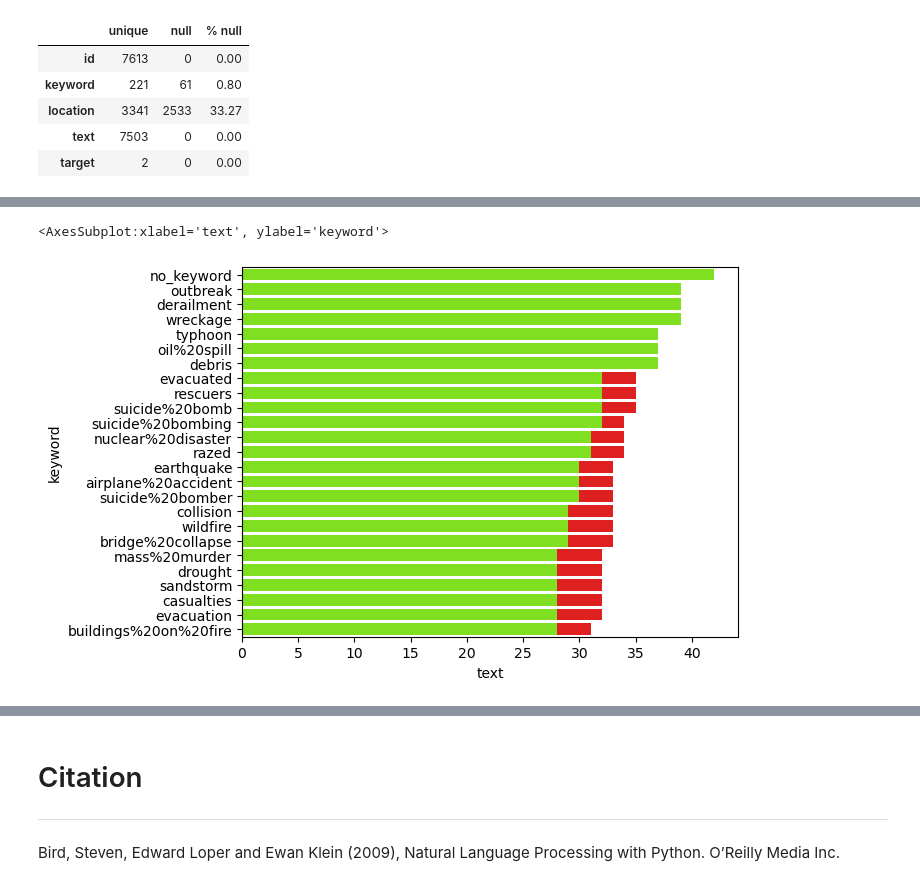
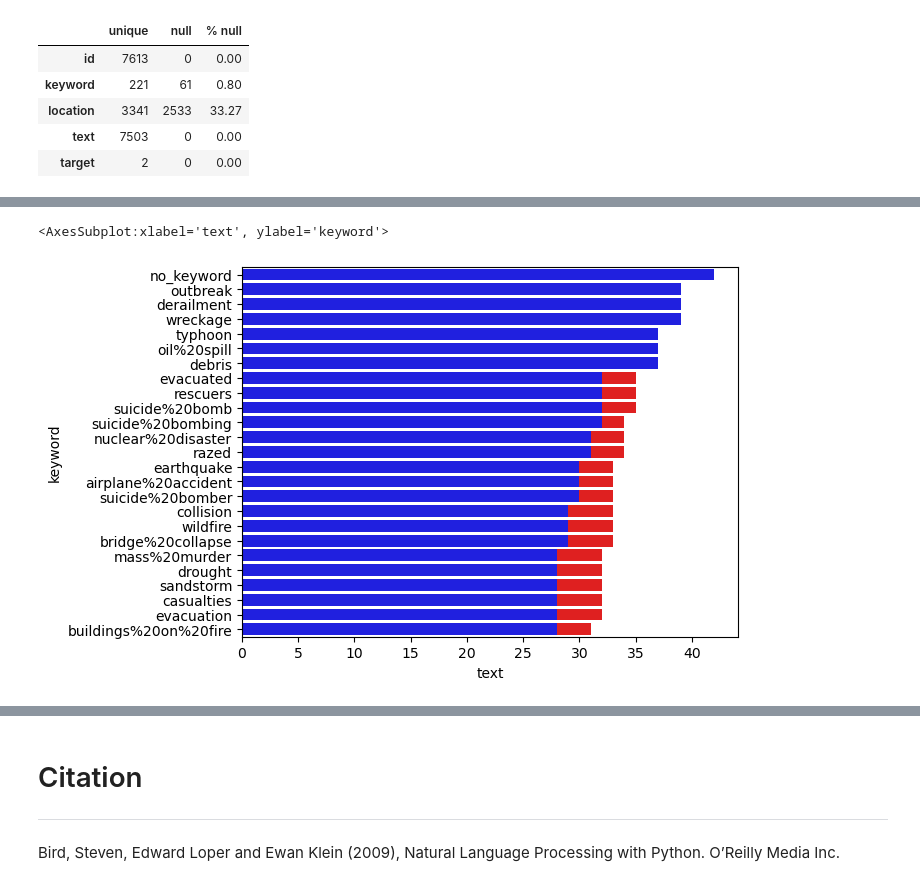
Before and after one commit to b3ccaMR/NLP-Disaster-Tweets, a Jupyter notebook: nlp-tweets.ipynb, the cells around one changed output, grey strips where cells are left out. Cells and saved outputs as stored; diff of their text form; code cells hidden in the pictures.

```diff
--- a/nlp-tweets.ipynb
+++ b/nlp-tweets.ipynb
@@ -64,9 +87,9 @@ df['location'].fillna('no_location', inplace=True)
 # %%
 keyword_fake = df[df['target'] == 0].groupby('keyword').count().drop(columns=['target', 'id']).sort_values(by='text', ascending=False)[:25]
 keyword_real = df[df['target'] == 1].groupby('keyword').count().drop(columns=['target', 'id']).sort_values(by='text', ascending=False)[:25]
 
 sns.barplot(data=keyword_fake,y=keyword_real.index, x = 'text',color='red',) #number of fake tweets
-sns.barplot(data=keyword_real,y=keyword_real.index, x = 'text',color='chartreuse')#number of real tweets
+sns.barplot(data=keyword_real,y=keyword_real.index, x = 'text',color='blue')#number of real tweets
 # %% [output]
 <AxesSubplot:xlabel='text', ylabel='keyword'>
-[figure, old version]
+[figure, new version]
```
Also changed, not shown: parts of 15 cells of this notebook.
